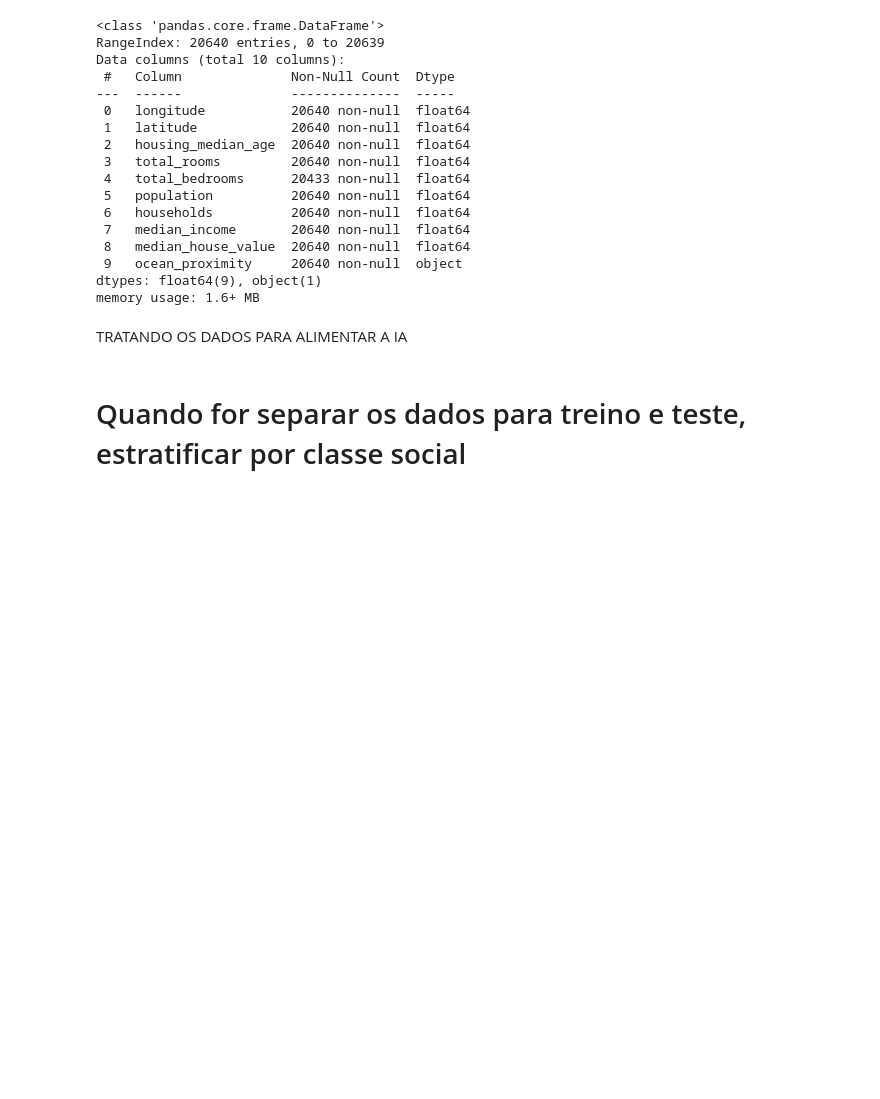
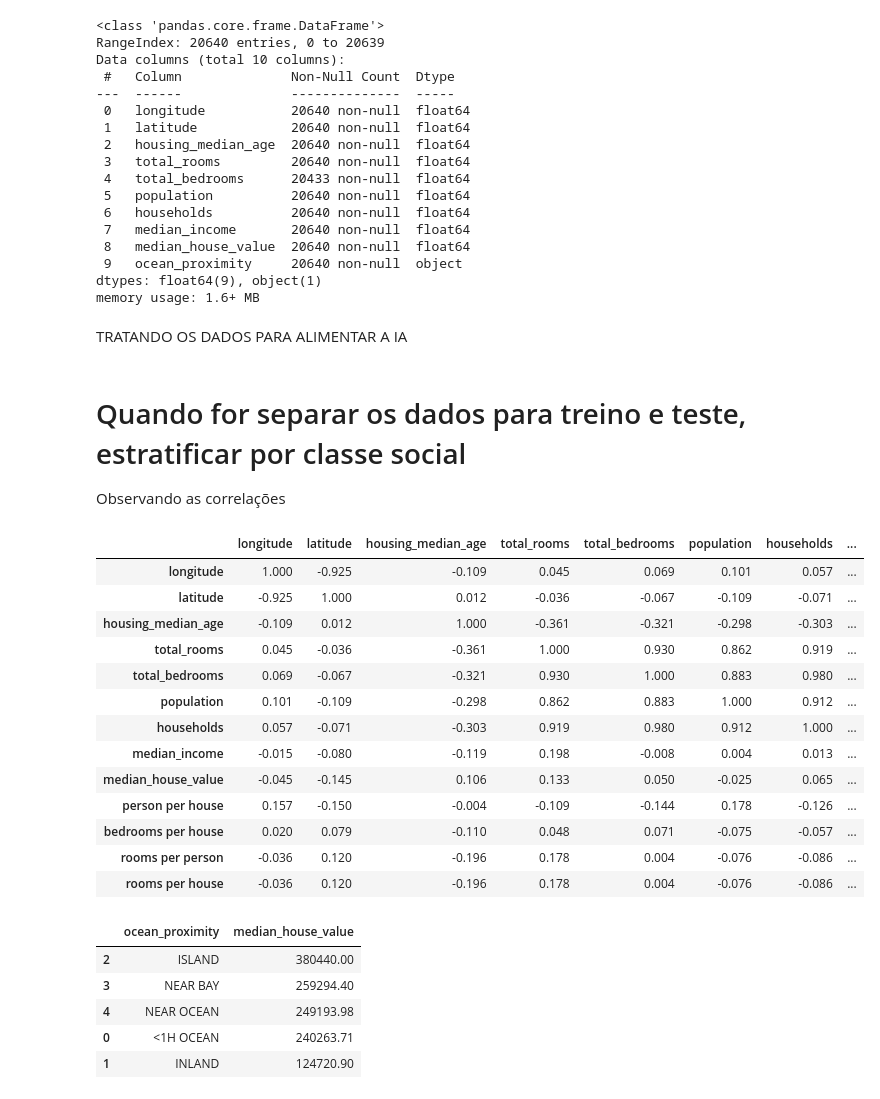
Before and after one commit to SavioCartaxo/IA_ScikitLearn_Keras_TensorFlow, a Jupyter notebook: FazendoSozinho.ipynb, the cells around one changed output. Drawn from its saved outputs; the diff is of its cells as text; code cells hidden in the pictures; blank space fills up the shorter version.

```diff
--- a/FazendoSozinho.ipynb
+++ b/FazendoSozinho.ipynb
@@ -71,8 +72,14 @@ casas_df[casas_df["rooms per person"] > 20] = 20
 casas_organizadas_por_renda = casas_df["median_income"].sort_values().reset_index(drop=True)
 
 # Definindo o índice do ultimo participante da classe baixa e media
-indice_ultima_casa_classe_baixa =  np.round((len(casas_df) / 100) * 28).astype(int) # 2.6709
-indice_ultima_casa_classe_media =  np.round((len(casas_df) / 100) * 81).astype(int) # 5.1806
+renda_base = np.min(casas_df["median_income"])
+um_porcento_da_renda = (np.max(casas_df["median_income"]) - np.min(casas_df["median_income"])) / 100
+
+classe_baixa_limite = renda_base + 28 * um_porcento_da_renda # 4.559956
+classe_media_limite = renda_base + 81 * um_porcento_da_renda # 12.245061999999999
+
+indice_ultima_casa_classe_baixa = np.argmax(casas_organizadas_por_renda >= classe_baixa_limite).astype(int) + 1
+indice_ultima_casa_classe_media = np.argmax(casas_organizadas_por_renda >= classe_media_limite).astype(int) + 1
 
 casas_df["class"] = pd.cut(
     casas_df["median_income"],
@@ -86,3 +93,46 @@ casas_df["class"] = pd.cut(
 )
 # %% [markdown]
 # Quando for separar os dados para treino e teste, estratificar por classe social
+
+Observando as correlações
+# %%
+display(casas_df[["longitude",
+          "latitude",
+          "housing_median_age",
+          "total_rooms",
+          "total_bedrooms",
+          "population",
+          "households",
+          "median_income",
+          "median_house_value",
+          "person per house",
+          "bedrooms per house",
+          "rooms per person",
+          "rooms per house"]
+          ].corr().round(3)
+)
+
+valor_das_casas_de_acordo_com_a_proximidade_do_oceano = casas_df.groupby("ocean_proximity")["median_house_value"].mean().round(2).reset_index()
+valor_das_casas_de_acordo_com_a_proximidade_do_oceano = valor_das_casas_de_acordo_com_a_proximidade_do_oceano.sort_values("median_house_value", ascending=False)
+display(valor_das_casas_de_acordo_com_a_proximidade_do_oceano)
+# %% [output]
+|  | longitude | latitude | housing_median_age | total_rooms | total_bedrooms | population | households | ... |
+| longitude | 1.000 | -0.925 | -0.109 | 0.045 | 0.069 | 0.101 | 0.057 | ... |
+| latitude | -0.925 | 1.000 | 0.012 | -0.036 | -0.067 | -0.109 | -0.071 | ... |
+| housing_median_age | -0.109 | 0.012 | 1.000 | -0.361 | -0.321 | -0.298 | -0.303 | ... |
+| total_rooms | 0.045 | -0.036 | -0.361 | 1.000 | 0.930 | 0.862 | 0.919 | ... |
+| total_bedrooms | 0.069 | -0.067 | -0.321 | 0.930 | 1.000 | 0.883 | 0.980 | ... |
+| population | 0.101 | -0.109 | -0.298 | 0.862 | 0.883 | 1.000 | 0.912 | ... |
+| households | 0.057 | -0.071 | -0.303 | 0.919 | 0.980 | 0.912 | 1.000 | ... |
+| median_income | -0.015 | -0.080 | -0.119 | 0.198 | -0.008 | 0.004 | 0.013 | ... |
+| median_house_value | -0.045 | -0.145 | 0.106 | 0.133 | 0.050 | -0.025 | 0.065 | ... |
+| person per house | 0.157 | -0.150 | -0.004 | -0.109 | -0.144 | 0.178 | -0.126 | ... |
+| bedrooms per house | 0.020 | 0.079 | -0.110 | 0.048 | 0.071 | -0.075 | -0.057 | ... |
+| rooms per person | -0.036 | 0.120 | -0.196 | 0.178 | 0.004 | -0.076 | -0.086 | ... |
+| rooms per house | -0.036 | 0.120 | -0.196 | 0.178 | 0.004 | -0.076 | -0.086 | ... |
+|  | ocean_proximity | median_house_value |
+| 2 | ISLAND | 380440.00 |
+| 3 | NEAR BAY | 259294.40 |
+| 4 | NEAR OCEAN | 249193.98 |
+| 0 | <1H OCEAN | 240263.71 |
+| 1 | INLAND | 124720.90 |
```
Also changed, not shown: parts of 2 cells of this notebook.
